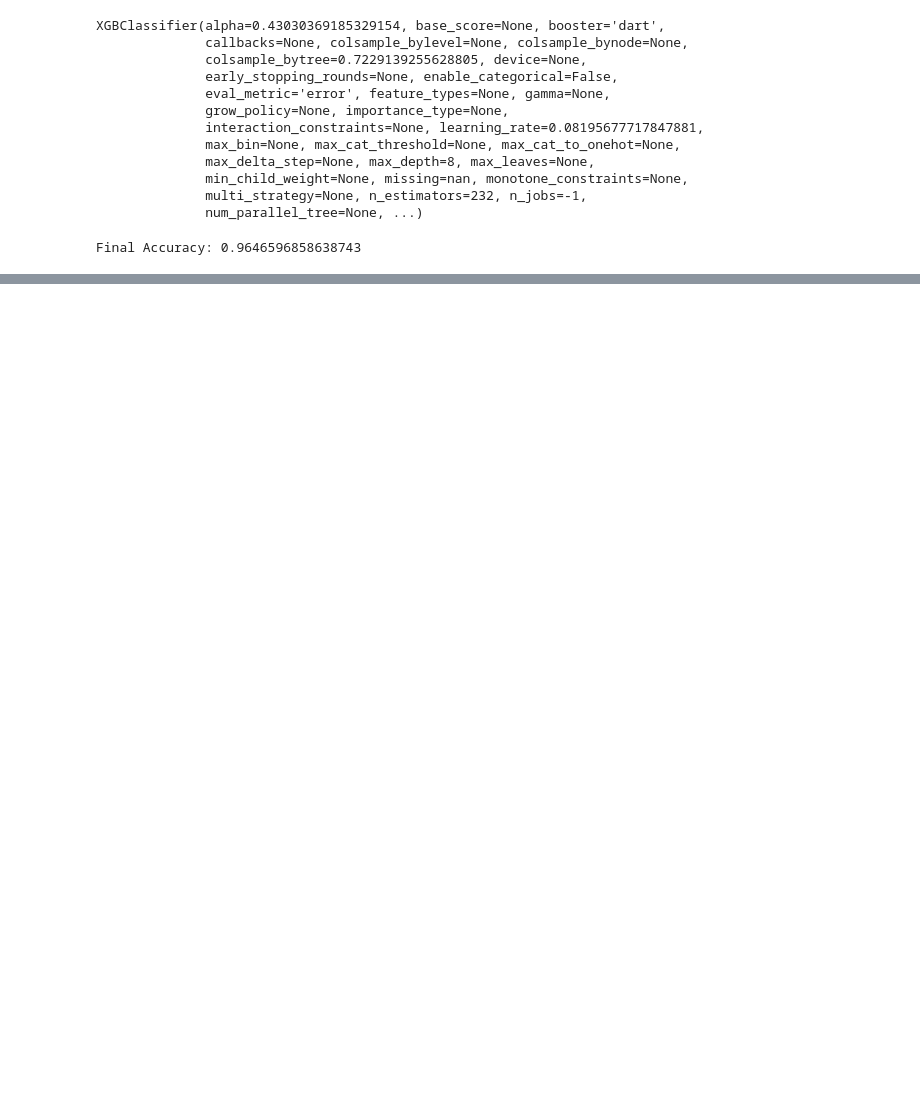
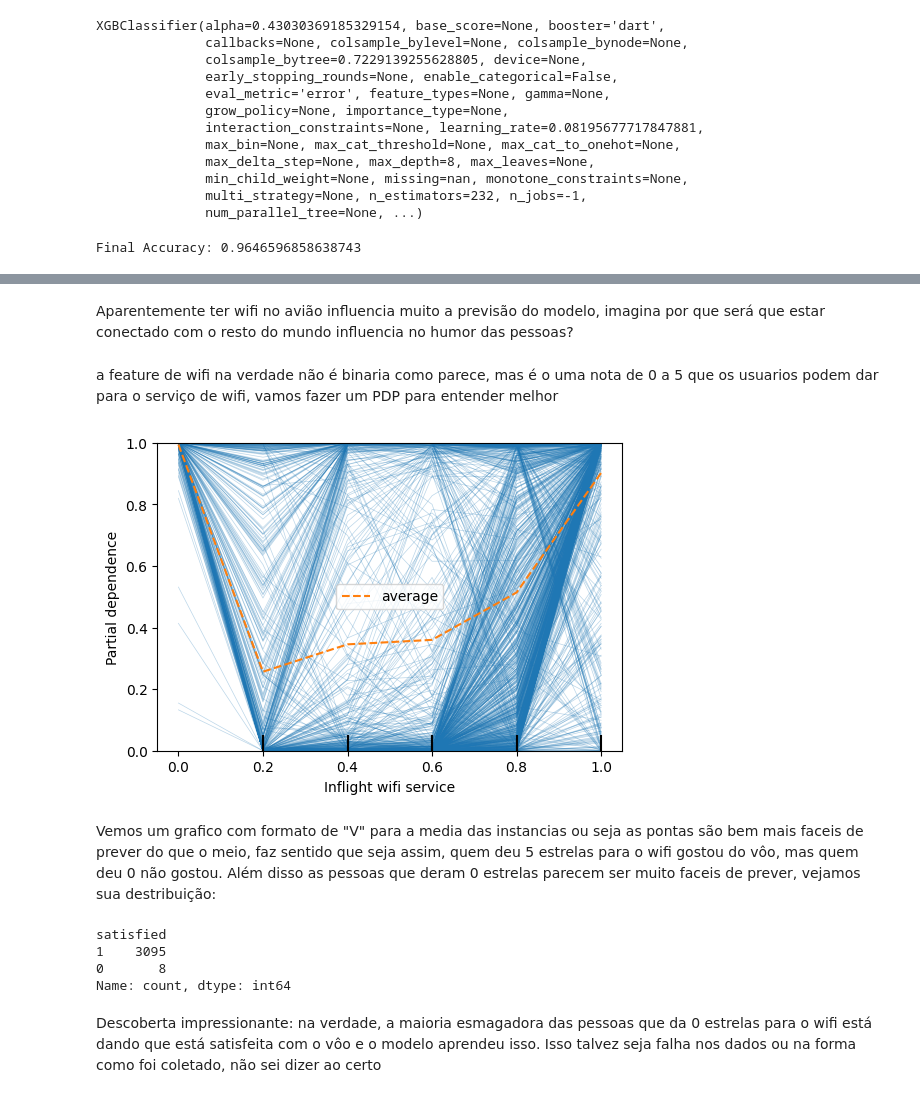
Before and after one commit to lucasacioly/Redes-Neurais, a Jupyter notebook: xgboosting.ipynb, the cells around one changed output, grey strips where cells are left out. Cells and saved outputs as stored; diff of their text form; code cells hidden in the pictures; blank space fills up the shorter version.

```diff
--- a/xgboosting.ipynb
+++ b/xgboosting.ipynb
@@ -463,0 +603,26 @@ Final Accuracy: 0.9646596858638743
+# %% [markdown]
+Aparentemente ter wifi no avião influencia muito a previsão do modelo, imagina por que será que estar conectado com o resto do mundo influencia no humor das pessoas?
+# %% [markdown]
+a feature de wifi na verdade não é binaria como parece, mas é o uma nota de 0 a 5 que os usuarios podem dar para o serviço de wifi, vamos fazer um PDP para entender melhor
+# %%
+from sklearn.inspection import PartialDependenceDisplay
+disp1 = PartialDependenceDisplay.from_estimator(xgb_clf, X_test, [2], kind='both')
+# %% [output]
+[figure, added]
+# %% [markdown]
+Vemos um grafico com formato de "V" para a media das instancias ou seja as pontas são bem mais faceis de prever do que o meio, faz sentido que seja assim, quem deu 5 estrelas para o wifi gostou do vôo, mas quem deu 0 não gostou. Além disso as pessoas que deram 0 estrelas parecem ser muito faceis de prever, vejamos sua destribuição:
+# %%
+# Filter the rows of Y_test that correspond to 'bad_wifi' in X_test
+bad_wifi_indices = X_test[X_test['Inflight wifi service'] == 0].index
+bad_wifi_Y_test = y_test.loc[bad_wifi_indices]
+
+# Now, you can view the distribution of the filtered Y_test values
+distribution = bad_wifi_Y_test.value_counts()
+print(distribution)
+# %% [output]
+satisfied
+1    3095
+0       8
+Name: count, dtype: int64
+# %% [markdown]
+Descoberta impressionante: na verdade, a maioria esmagadora das pessoas que da 0 estrelas para o wifi está dando que está satisfeita com o vôo e o modelo aprendeu isso. Isso talvez seja falha nos dados ou na forma como foi coletado, não sei dizer ao certo
```
Also changed, not shown: parts of 26 cells of this notebook, 6 other files.
